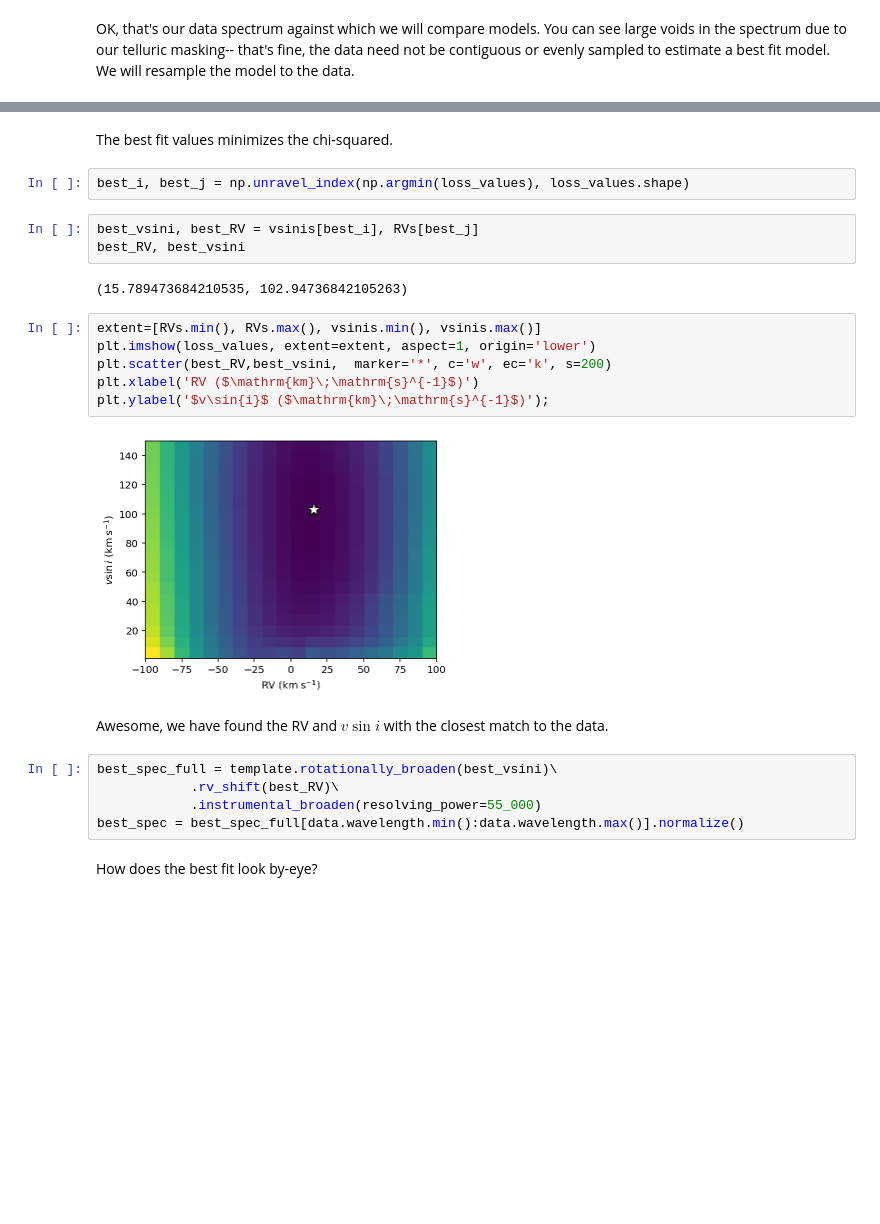
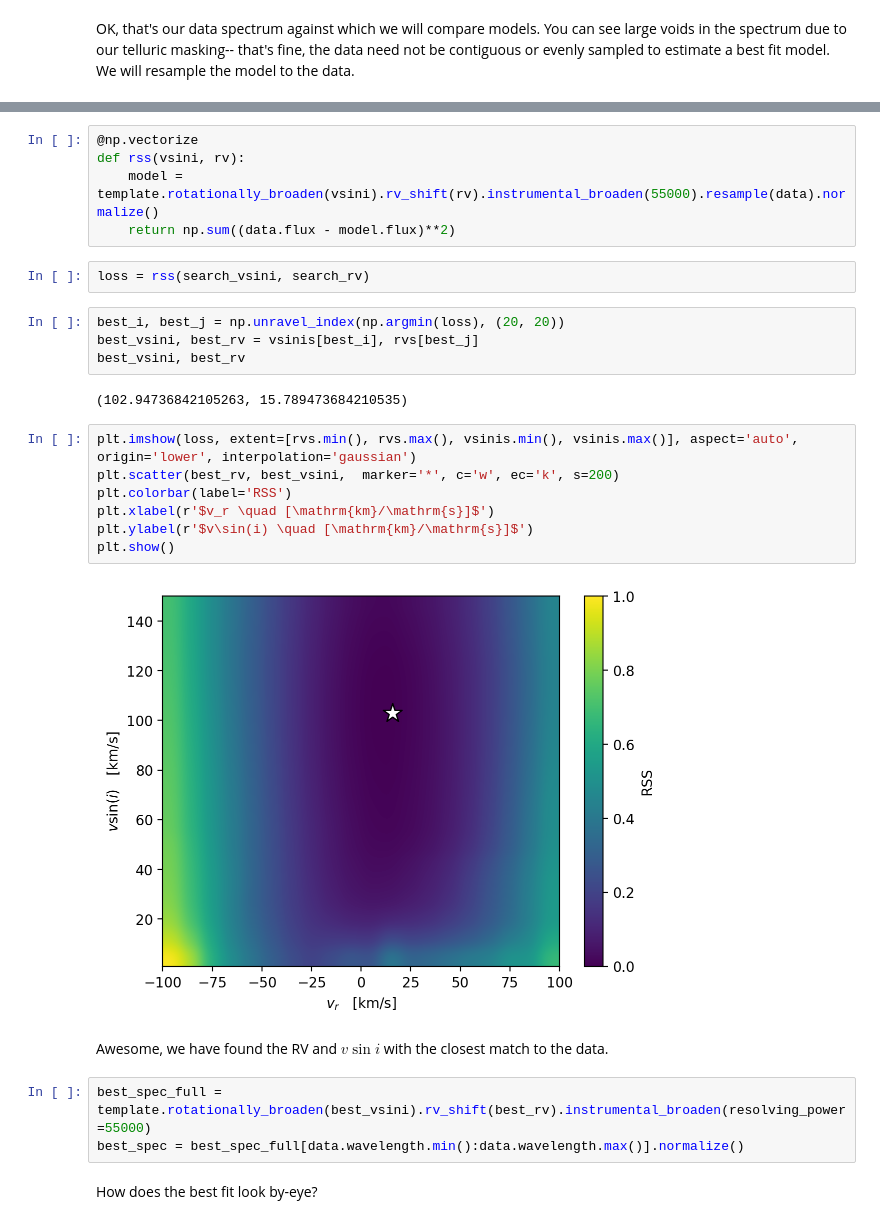
Before and after one commit to BrownDwarf/gollum, a Jupyter notebook: docs/tutorials/best_fit_for_fixed_template.ipynb, the cells around one changed output, grey strips where cells are left out. Drawn from its saved outputs; the diff is of its cells as text; blank space fills up the shorter version.

Commit message:
Update quickstart and RV/vsini fitting tutorial

```diff
--- a/docs/tutorials/best_fit_for_fixed_template.ipynb
+++ b/docs/tutorials/best_fit_for_fixed_template.ipynb
@@ -97,26 +72,29 @@ for i, vsini in tqdm(enumerate(vsinis), total=n_vsinis):
-# %% [markdown]
-The best fit values minimizes the chi-squared.
+# %%
+@np.vectorize
+def rss(vsini, rv):
+    model = template.rotationally_broaden(vsini).rv_shift(rv).instrumental_broaden(55000).resample(data).normalize()
+    return np.sum((data.flux - model.flux)**2)
+# %%
+loss = rss(search_vsini, search_rv)
 # %%
-best_i, best_j = np.unravel_index(np.argmin(loss_values), loss_values.shape)
+best_i, best_j = np.unravel_index(np.argmin(loss), (20, 20))
+best_vsini, best_rv = vsinis[best_i], rvs[best_j]
+best_vsini, best_rv
+# %% [output]
+(102.94736842105263, 15.789473684210535)
-# %%
-best_vsini, best_RV = vsinis[best_i], RVs[best_j]
-best_RV, best_vsini
-# %% [output]
-(15.789473684210535, 102.94736842105263)
 # %%
-extent=[RVs.min(), RVs.max(), vsinis.min(), vsinis.max()]
-plt.imshow(loss_values, extent=extent, aspect=1, origin='lower')
-plt.scatter(best_RV,best_vsini,  marker='*', c='w', ec='k', s=200)
-plt.xlabel('RV ($\mathrm{km}\;\mathrm{s}^{-1}$)')
-plt.ylabel('$v\sin{i}$ ($\mathrm{km}\;\mathrm{s}^{-1}$)');
+plt.imshow(loss, extent=[rvs.min(), rvs.max(), vsinis.min(), vsinis.max()], aspect='auto', origin='lower', interpolation='gaussian')
+plt.scatter(best_rv, best_vsini,  marker='*', c='w', ec='k', s=200)
+plt.colorbar(label='RSS')
+plt.xlabel(r'$v_r \quad [\mathrm{km}/\mathrm{s}]$')
+plt.ylabel(r'$v\sin(i) \quad [\mathrm{km}/\mathrm{s}]$')
+plt.show()
 # %% [output]
-[figure, old version]
+[figure, new version]
 # %% [markdown]
 Awesome, we have found the RV and $v\sin{i}$ with the closest match to the data.
 # %%
-best_spec_full = template.rotationally_broaden(best_vsini)\
-            .rv_shift(best_RV)\
-            .instrumental_broaden(resolving_power=55_000)
+best_spec_full = template.rotationally_broaden(best_vsini).rv_shift(best_rv).instrumental_broaden(resolving_power=55000)
 best_spec = best_spec_full[data.wavelength.min():data.wavelength.max()].normalize()
 # %% [markdown]
 How does the best fit look by-eye?
```
Also changed, not shown: parts of 24 cells of this notebook, 2 other files.
